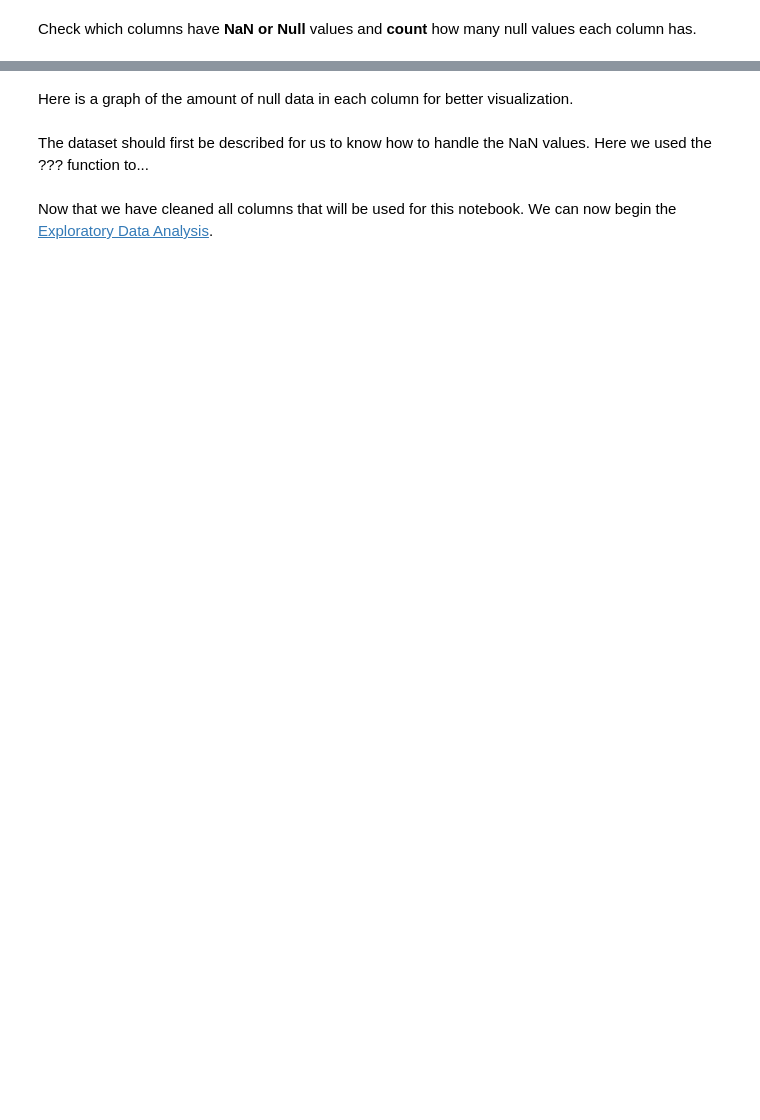
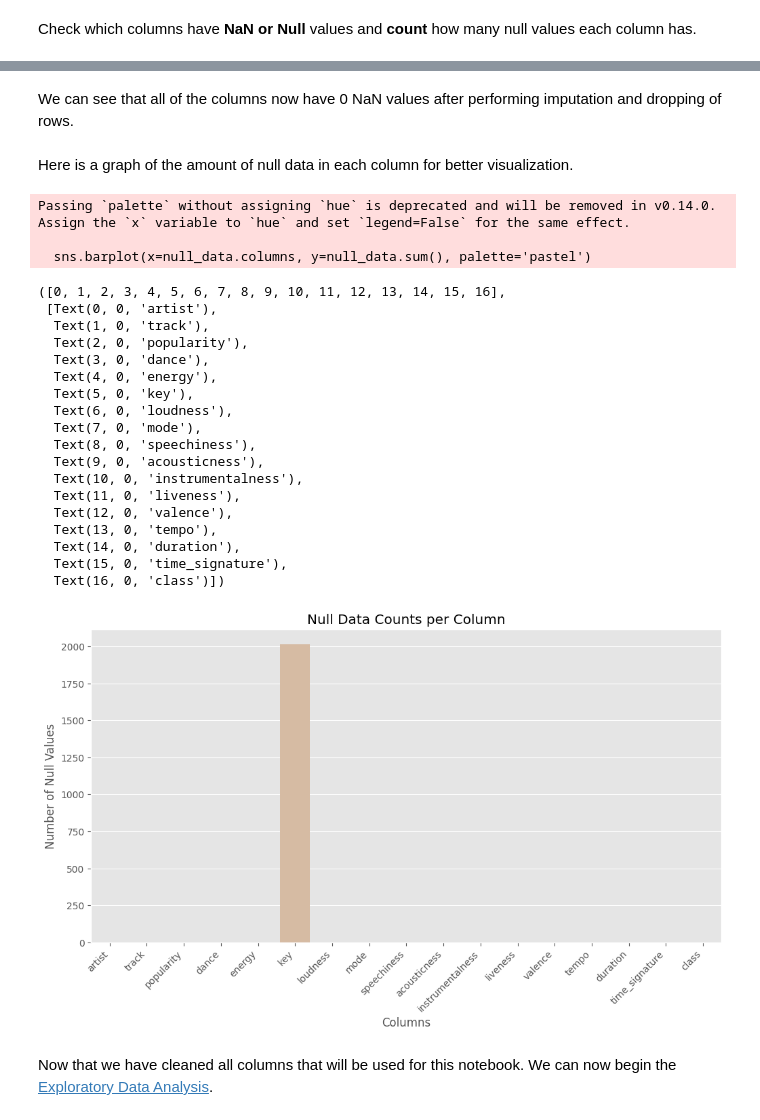
Before and after one commit to lowrainxx/STINTSY-MP, a Jupyter notebook: flexbomb_irah.ipynb, the cells around one changed output, grey strips where cells are left out. Saved outputs shown, nothing was run; the diff lists cells and outputs as text; code cells hidden in the pictures; blank space fills up the shorter version.

```diff
--- a/flexbomb_irah.ipynb
+++ b/flexbomb_irah.ipynb
@@ -141,0 +249,13 @@ Check which columns have **NaN or Null** values and **count** how many null valu
+# %%
+# Fill NaN for numerical features with mean
+numerical_features = ['popularity', 'dance', 'energy', 'loudness', 'speechiness', 'acousticness', 'instrumentalness', 'liveness', 'valence', 'tempo']
+music_df[numerical_features] = music_df[numerical_features].fillna(music_df[numerical_features].mean())
+
+# Fill NaN for categorical features with a specific value (e.g., 'Unknown')
+categorical_features = ['artist', 'track', 'key', 'mode', 'time_signature', 'class']
+music_df_cleaned = music_df.dropna(subset=categorical_features)
+
+# Display NaN counts per feature
+nan_counts = music_df.isna().sum()
+for feature, nan_count in nan_counts.items():
+    print(f"{feature}: {nan_count}")
@@ -142,2 +280,4 @@ Check which columns have **NaN or Null** values and **count** how many null valu
+# %% [markdown]
+We can see that all of the columns now have 0 NaN values after performing imputation and dropping of rows.
 # %% [markdown]
 Here is a graph of the amount of null data in each column for better visualization.
@@ -146,2 +283,0 @@ Here is a graph of the amount of null data in each column for better visualizati
-# %% [markdown]
-The dataset should first be described for us to know how to handle the NaN values. Here we used the ??? function to...
@@ -150,3 +284,37 @@ The dataset should first be described for us to know how to handle the NaN value
+# %%
+# Check for null data in each column
+null_data = music_df.isnull()
+
+# Create a bar plot using Seaborn
+plt.figure(figsize=(12, 6))
+sns.barplot(x=null_data.columns, y=null_data.sum(), palette='pastel')
+plt.title('Null Data Counts per Column')
+plt.xlabel('Columns')
+plt.ylabel('Number of Null Values')
+plt.xticks(rotation=45, ha='right')
+# %% [output]
+Passing `palette` without assigning `hue` is deprecated and will be removed in v0.14.0. Assign the `x` variable to `hue` and set `legend=False` for the same effect.
+
+  sns.barplot(x=null_data.columns, y=null_data.sum(), palette='pastel')
+([0, 1, 2, 3, 4, 5, 6, 7, 8, 9, 10, 11, 12, 13, 14, 15, 16],
+ [Text(0, 0, 'artist'),
+  Text(1, 0, 'track'),
+  Text(2, 0, 'popularity'),
+  Text(3, 0, 'dance'),
+  Text(4, 0, 'energy'),
+  Text(5, 0, 'key'),
+  Text(6, 0, 'loudness'),
+  Text(7, 0, 'mode'),
+  Text(8, 0, 'speechiness'),
+  Text(9, 0, 'acousticness'),
+  Text(10, 0, 'instrumentalness'),
+  Text(11, 0, 'liveness'),
+  Text(12, 0, 'valence'),
+  Text(13, 0, 'tempo'),
+  Text(14, 0, 'duration'),
+  Text(15, 0, 'time_signature'),
+  Text(16, 0, 'class')])
+[figure, added]
 # %% [markdown]
 Now that we have cleaned all columns that will be used for this notebook. We can now begin the [Exploratory Data Analysis](#exploratory-data-analysis).
 # %% [markdown]
```
Also changed, not shown: parts of 27 cells of this notebook.
